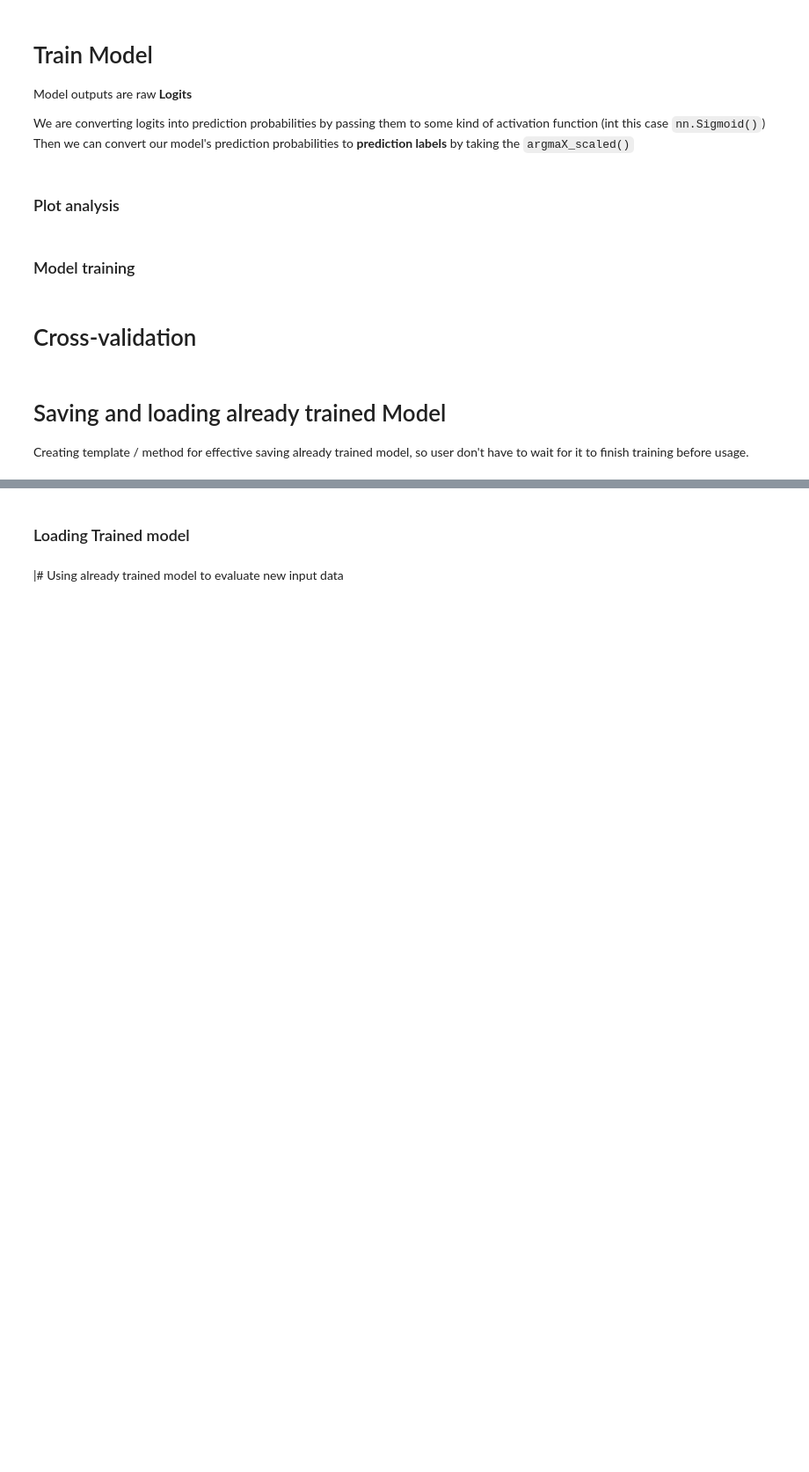
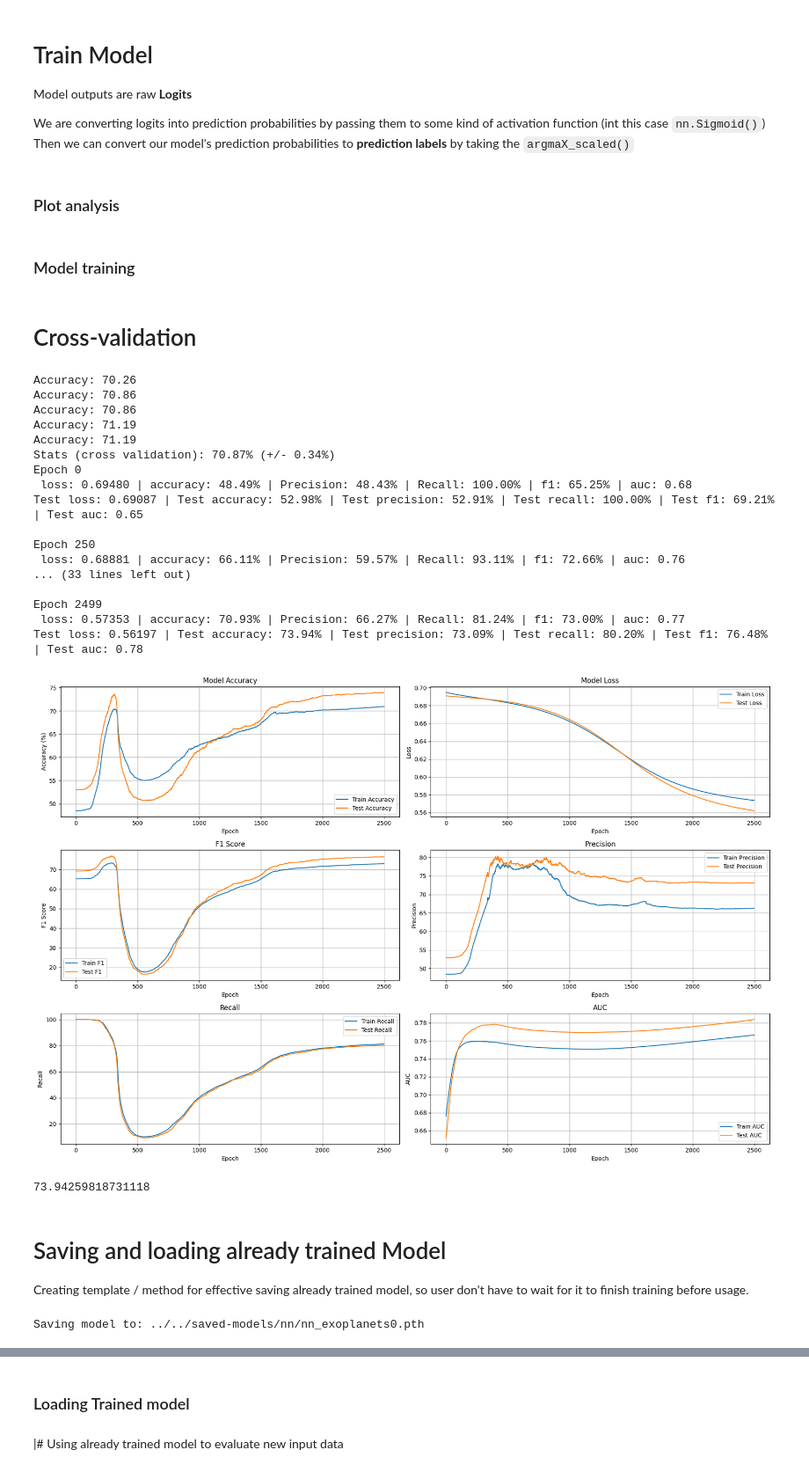
Before and after one commit to juiyloki/SpaceAppsExoplanets, a Jupyter notebook: src/backend/models/neural-networks/KeplerNN.ipynb, the cells around one changed output, grey strips where cells are left out. Shown: that part at 88% size. Saved outputs shown, nothing was run; the diff lists cells and outputs as text; code cells hidden in the pictures; blank space fills up the shorter version.

```diff
--- a/src/backend/models/neural-networks/KeplerNN.ipynb
+++ b/src/backend/models/neural-networks/KeplerNN.ipynb
@@ -262,7 +289,7 @@ def trainModel(model, X_train, y_train, X_test, y_test, epochs, lr, threshold, i
             track_test_auc.append(test_auc)
 
         # Print out data.
-        if isCrossValidation and (epoch % int(epochs / 10) == 0 or epoch == epochs - 1):
+        if not isCrossValidation and (epoch % int(epochs / 10) == 0 or epoch == epochs - 1):
             print(
                 f"Epoch {epoch} \n"
                 f" loss: {loss:.5f} | accuracy: {acc:.2f}% | Precision: {precision:.2f}% | Recall: {recall:.2f}% | f1: {f1:.2f}% | auc: {auc:.2f} \n"
@@ -278,23 +305,45 @@ def trainModel(model, X_train, y_train, X_test, y_test, epochs, lr, threshold, i
 # Cross-validation
 # %%
 from sklearn.model_selection import StratifiedKFold
+
+HD = 64
 
 kfold = StratifiedKFold(n_splits=5, shuffle=True)
 cv_scores = []
 for train, test in kfold.split(X_train, y_train):
     # create model, train, and get accuracy
-    model = ExoplanetsV0(input_features=X_test.shape[1], output_features=1, hidden_units=32).to(device)
+    model = ExoplanetsV0(input_features=X_test.shape[1], output_features=1, hidden_units=HD).to(device)
     acc = trainModel(model, X_train[train], y_train[train], X_train[test], y_train[test], 2500, 0.01, 0.5, True)
     print("Accuracy: %.2f" % acc)
     cv_scores.append(acc)
 
 # evaluate the model
 model_acc = np.mean(cv_scores)
 model_std = np.std(cv_scores)
 print(f"Stats (cross validation): {model_acc:.2f}% (+/- {model_std:.2f}%)")
 
-model_1 = ExoplanetsV0(input_features=X_test.shape[1], output_features=1, hidden_units=32).to(device)
+model_1 = ExoplanetsV0(input_features=X_test.shape[1], output_features=1, hidden_units=HD).to(device)
 trainModel(model_1, X_train, y_train, X_test, y_test, 2500, 0.01, 0.5, false)
+# %% [output]
+Accuracy: 70.26
+Accuracy: 70.86
+Accuracy: 70.86
+Accuracy: 71.19
+Accuracy: 71.19
+Stats (cross validation): 70.87% (+/- 0.34%)
+Epoch 0
+ loss: 0.69480 | accuracy: 48.49% | Precision: 48.43% | Recall: 100.00% | f1: 65.25% | auc: 0.68
+Test loss: 0.69087 | Test accuracy: 52.98% | Test precision: 52.91% | Test recall: 100.00% | Test f1: 69.21% | Test auc: 0.65
+
+Epoch 250
+ loss: 0.68881 | accuracy: 66.11% | Precision: 59.57% | Recall: 93.11% | f1: 72.66% | auc: 0.76
+... (33 lines left out)
+
+Epoch 2499
+ loss: 0.57353 | accuracy: 70.93% | Precision: 66.27% | Recall: 81.24% | f1: 73.00% | auc: 0.77
+Test loss: 0.56197 | Test accuracy: 73.94% | Test precision: 73.09% | Test recall: 80.20% | Test f1: 76.48% | Test auc: 0.78
+[figure, added]
+73.94259818731118
 # %% [markdown]
 # Saving and loading already trained Model
 
@@ -319,5 +368,7 @@ def SaveModel(model, model_name: str):
                f = MODEL_SAVE_PATH)
 
 SaveModel(model_1, "nn_exoplanets0")
+# %% [output]
+Saving model to: ../../saved-models/nn/nn_exoplanets0.pth
 # %%
 !ls -l ../../saved-models
```
Also changed, not shown: parts of 11 cells of this notebook.
